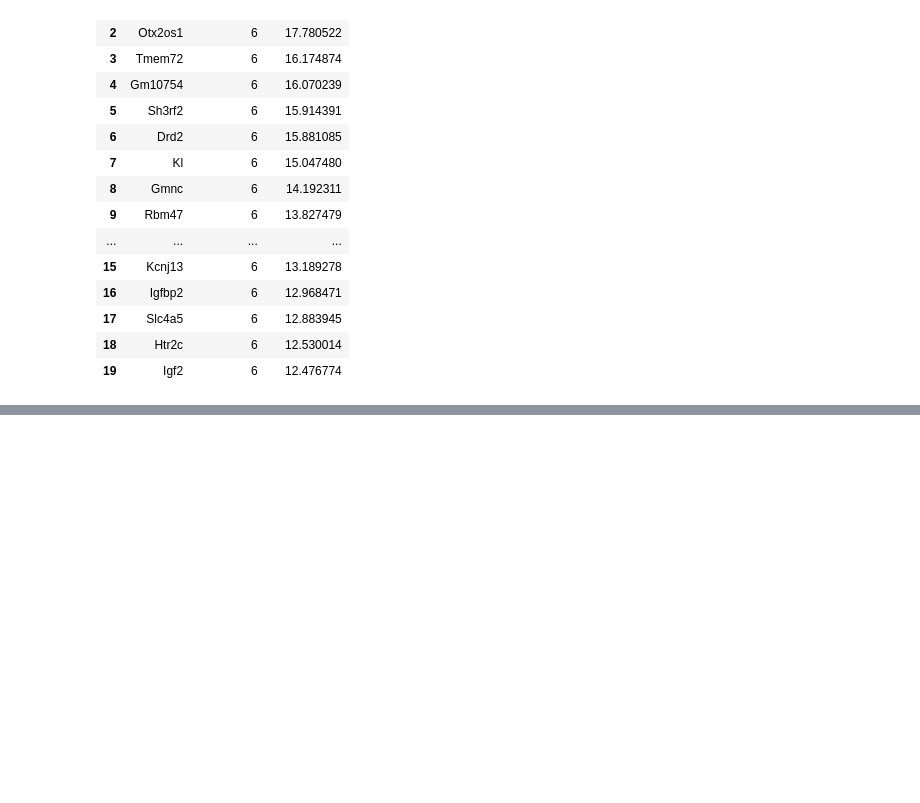
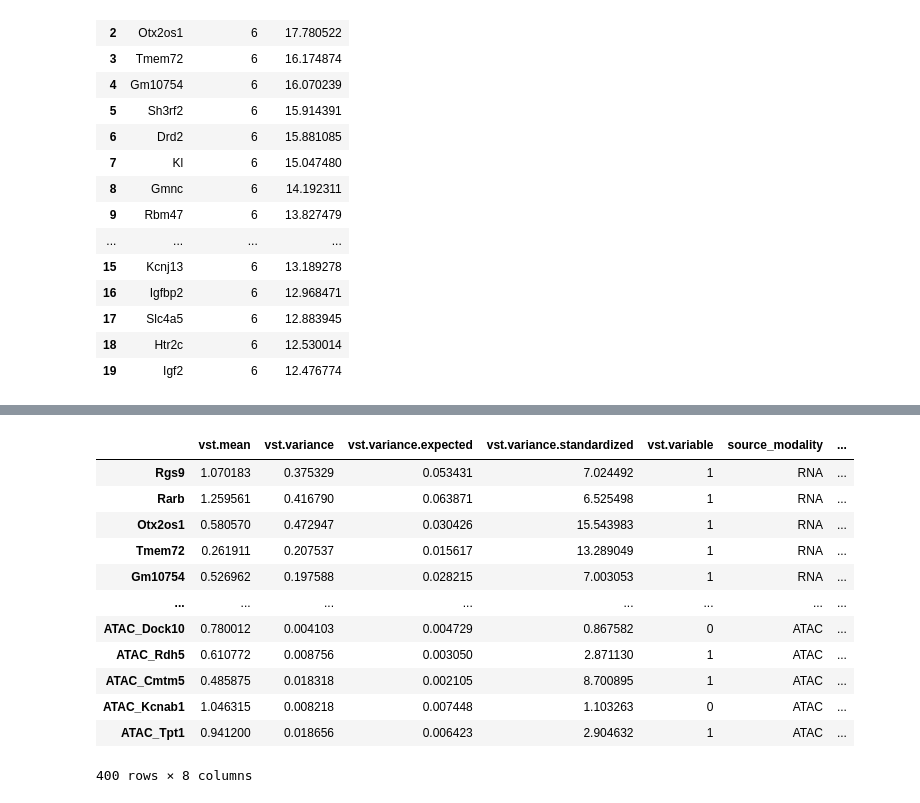
Before and after one commit to christoffermattssonlangseth/KaroSpaceDataWrangling, a Jupyter notebook: notebooks/dbit_batch_rna_atac_panels.ipynb, the cells around one changed output, grey strips where cells are left out. Cells and saved outputs as stored; diff of their text form; code cells hidden in the pictures; blank space fills up the shorter version.

```diff
--- a/notebooks/dbit_batch_rna_atac_panels.ipynb
+++ b/notebooks/dbit_batch_rna_atac_panels.ipynb
@@ -301,0 +333,16 @@ ValueError: WRITE_COMBINED=True requires WRITE_PER_SAMPLE=True and written sampl
+# %%
+combined.var
+# %% [output]
+|  | vst.mean | vst.variance | vst.variance.expected | vst.variance.standardized | vst.variable | source_modality | ... |
+| Rgs9 | 1.070183 | 0.375329 | 0.053431 | 7.024492 | 1 | RNA | ... |
+| Rarb | 1.259561 | 0.416790 | 0.063871 | 6.525498 | 1 | RNA | ... |
+| Otx2os1 | 0.580570 | 0.472947 | 0.030426 | 15.543983 | 1 | RNA | ... |
+| Tmem72 | 0.261911 | 0.207537 | 0.015617 | 13.289049 | 1 | RNA | ... |
+| Gm10754 | 0.526962 | 0.197588 | 0.028215 | 7.003053 | 1 | RNA | ... |
+| ... | ... | ... | ... | ... | ... | ... | ... |
+| ATAC_Dock10 | 0.780012 | 0.004103 | 0.004729 | 0.867582 | 0 | ATAC | ... |
+| ATAC_Rdh5 | 0.610772 | 0.008756 | 0.003050 | 2.871130 | 1 | ATAC | ... |
+| ATAC_Cmtm5 | 0.485875 | 0.018318 | 0.002105 | 8.700895 | 1 | ATAC | ... |
+| ATAC_Kcnab1 | 1.046315 | 0.008218 | 0.007448 | 1.103263 | 0 | ATAC | ... |
+| ATAC_Tpt1 | 0.941200 | 0.018656 | 0.006423 | 2.904632 | 1 | ATAC | ... |
+400 rows × 8 columns
```
Also changed, not shown: parts of 10 cells of this notebook.
